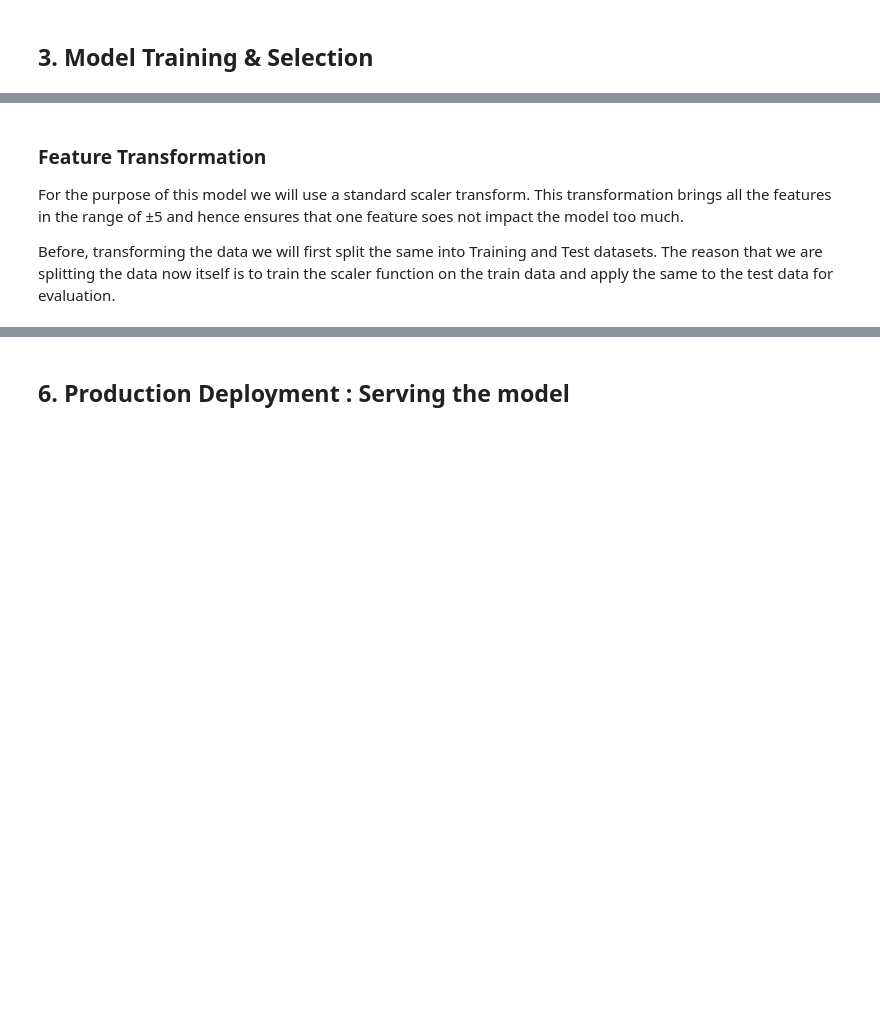
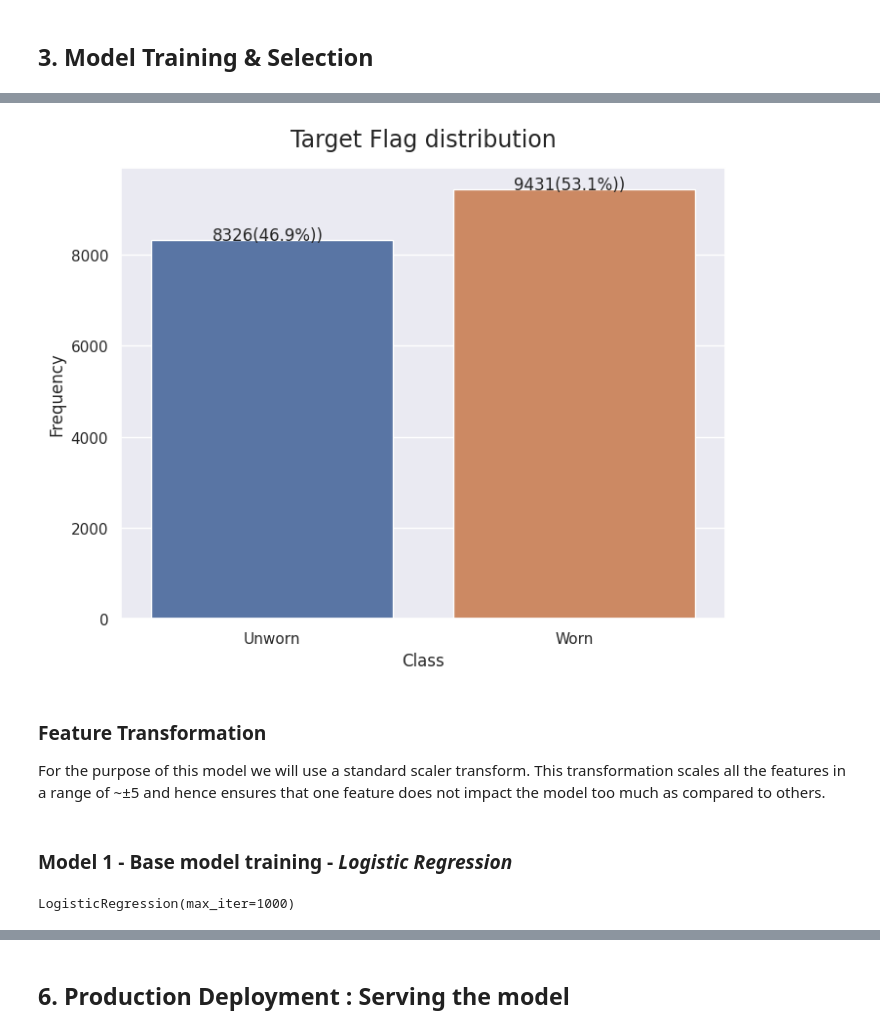
Before and after one commit to ayuba7272/millToolWear_caseStudy, a Jupyter notebook: CNC_MillWearCaseStudy.ipynb, the cells around one changed output, grey strips where cells are left out. Saved outputs shown, nothing was run; the diff lists cells and outputs as text; code cells hidden in the pictures; blank space fills up the shorter version.

Commit message:
Added the models - LR, RF, DT

```diff
--- a/CNC_MillWearCaseStudy.ipynb
+++ b/CNC_MillWearCaseStudy.ipynb
@@ -553,0 +596,25 @@ all_exp_data.shape
+# %%
+def viz_binary_class_distribution(data = None, var = None,x_labels=[0,1], title = 'Binomial Distribution' ):
+    '''
+    The function plots the distribution of a binomial variable with 0/1 labels
+    PARAMETERS:
+        data: Dataframe with the data to be plotted
+        var : Column Name in the data passed as a string; Binomial labels (1/0) for which the distribution needs to be plotted
+        x_labels : List of string labels for binomial classes in 0/1 order
+        title :
+    '''
+    tot_count = data.shape[0]
+    plt.figure(figsize=(8,6))
+    sns.set_theme(style="darkgrid")
+    ax = sns.countplot(x=var, data=data, order=[0,1])
+    ax.set(xlabel = "Class", ylabel = 'Frequency')
+    ax.set_xticklabels(x_labels)
+    ax.set_title(title, y=1.03, fontsize=17)
+    for p in ax.patches:
+        ax.annotate('{}({:.1f}%))'.format(int(p.get_height()),p.get_height()/tot_count*100), (p.get_x()+0.2, p.get_height()+1))
+# %%
+viz_binary_class_distribution(data = all_exp_data, var = 'target_flag' ,
+                              x_labels=["Unworn", "Worn"],
+                              title = 'Target Flag distribution' )
+# %% [output]
+[figure, added]
@@ -554,5 +623,3 @@ all_exp_data.shape
 # %% [markdown]
 ### Feature Transformation
-For the purpose of this model we will use a standard scaler transform. This transformation brings all the features in the range of ±5 and hence ensures that one feature soes not impact the model too much.
-
-Before, transforming the data we will first split the same into Training and Test datasets. The reason that we are splitting the data now itself is to train the scaler function on the train data and apply the same to the test data for evaluation.
+For the purpose of this model we will use a standard scaler transform. This transformation scales all the features in a range of ~±5 and hence ensures that one feature does not impact the model too much as compared to others.
@@ -558,0 +636,2 @@ Before, transforming the data we will first split the same into Training and Tes
+# %% [markdown]
+### Model 1 - Base model training - *Logistic Regression*
@@ -558,0 +640,7 @@ Before, transforming the data we will first split the same into Training and Tes
+# %%
+# Initializing an instance of the Legistic Regression model
+lr_model = LogisticRegression(max_iter = 1000)
+# Fitting the model to the train data
+lr_model.fit(X_train, y_train)
+# %% [output]
+LogisticRegression(max_iter=1000)
```
Also changed, not shown: parts of 42 cells of this notebook.
